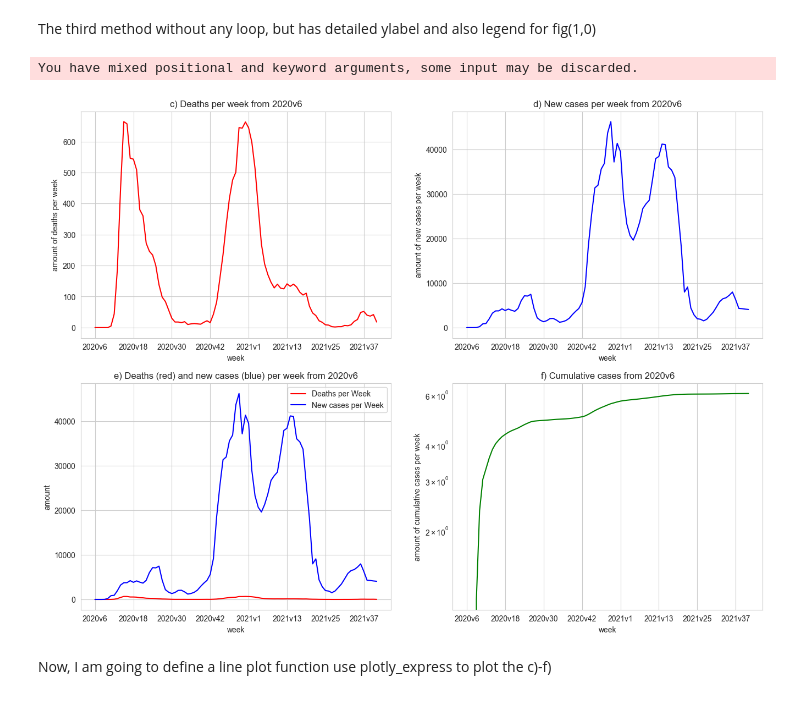
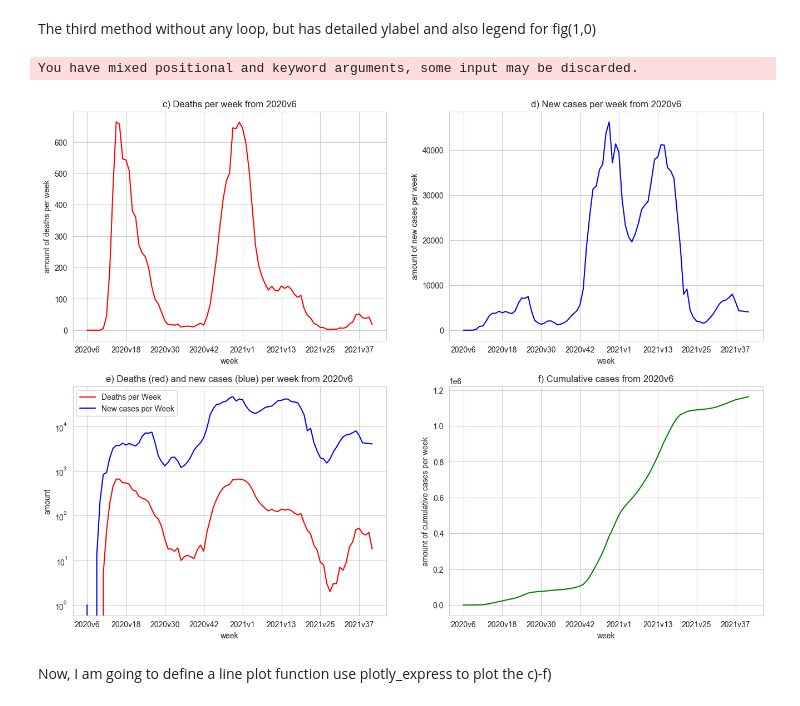
Before and after one commit to yuna-liu/Databehandling-Yuna-Liu, a Jupyter notebook: Labs/Lab1_Covid-19/lab1_covid19.ipynb, the cells around one changed output. Drawn from its saved outputs; the diff is of its cells as text; code cells hidden in the pictures.

Commit message:
ax.set_yscale("log")

```diff
--- a/Labs/Lab1_Covid-19/lab1_covid19.ipynb
+++ b/Labs/Lab1_Covid-19/lab1_covid19.ipynb
@@ -222,11 +209,0 @@ You have mixed positional and keyword arguments, some input may be discarded.
-# %%
-fig, axes = plt.subplots(1, 1, dpi=100, figsize=(8, 6))
-sns.set_style("whitegrid")
-plt.yscale('log')
-fig3 = sns.lineplot(data=covid19, x="Vecka", y="Antal_avlidna_vecka", color="red",
-             ).set(title="e) Deaths (red) and new cases (blue) per week from 2020v6",
-             xticks=covid19["Vecka"][::12],
-             xlabel="week", ylabel="amount")
-fig3 = sns.lineplot(data=covid19, x="Vecka", y="Antal_fall_vecka", color="blue")
-
-fig3.legend(["Antal_avlidna_vecka", "Antal_fall_vecka"], labels=["Deaths per Week", "New cases per Week"])
@@ -245,36 +212,35 @@ The third method without any loop, but has detailed ylabel and also legend for f
 # %%
 fig, axes = plt.subplots(2, 2, dpi=100, figsize=(16, 12))
 sns.set_style("whitegrid")
 # c)
 sns.lineplot(data=covid19, x="Vecka", y="Antal_avlidna_vecka", color="red",
              ax=axes[0, 0]).set(title="c) Deaths per week from 2020v6",
              xticks=covid19["Vecka"][::12], xlabel="week", ylabel="amount of deaths per week")
 
 # d)
 sns.lineplot(data=covid19, x="Vecka", y="Antal_fall_vecka", color="blue",
              ax=axes[0, 1]).set(title="d) New cases per week from 2020v6",
              xticks=covid19["Vecka"][::12], xlabel="week", ylabel="amount of new cases per week")
 
 
 # e)
-plt.yscale('log')
 fig3 = sns.lineplot(data=covid19, x="Vecka", y="Antal_avlidna_vecka", color="red",
              ax=axes[1, 0]).set(title="e) Deaths (red) and new cases (blue) per week from 2020v6",
              xticks=covid19["Vecka"][::12],
              xlabel="week", ylabel="amount")
 fig3 = sns.lineplot(data=covid19, x="Vecka", y="Antal_fall_vecka", color="blue", ax=axes[1, 0])
 
 fig3.legend(["Antal_avlidna_vecka", "Antal_fall_vecka"], labels=["Deaths per Week", "New cases per Week"])
-
+axes[1, 0].set_yscale('log')
 
 # f)
 sns.lineplot(data=covid19, x="Vecka", y="Kum_antal_fall", color="green",
              ax=axes[1, 1]).set(title="f) Cumulative cases from 2020v6", xticks=covid19["Vecka"][::12],
              xlabel="week", ylabel="amount of cumulative cases per week")
 plt.savefig("Visualiseringar/Q1_covid19.png")
 # %% [output]
 You have mixed positional and keyword arguments, some input may be discarded.
-[figure, old version]
+[figure, new version]
 # %% [markdown]
 Now, I am going to define a line plot function use plotly_express to plot the c)-f)
 # %%
```
Also changed, not shown: parts of 4 cells of this notebook, 2 other files.
